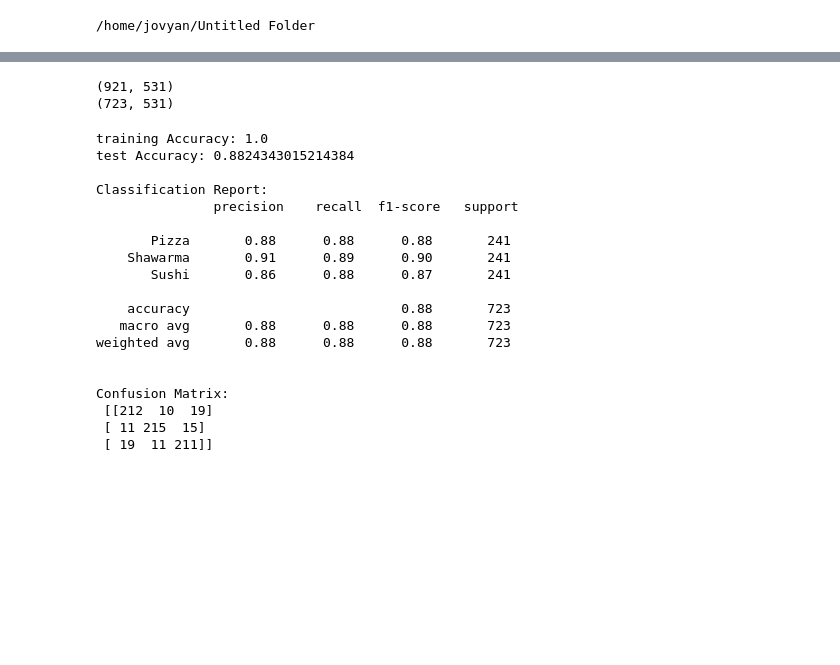
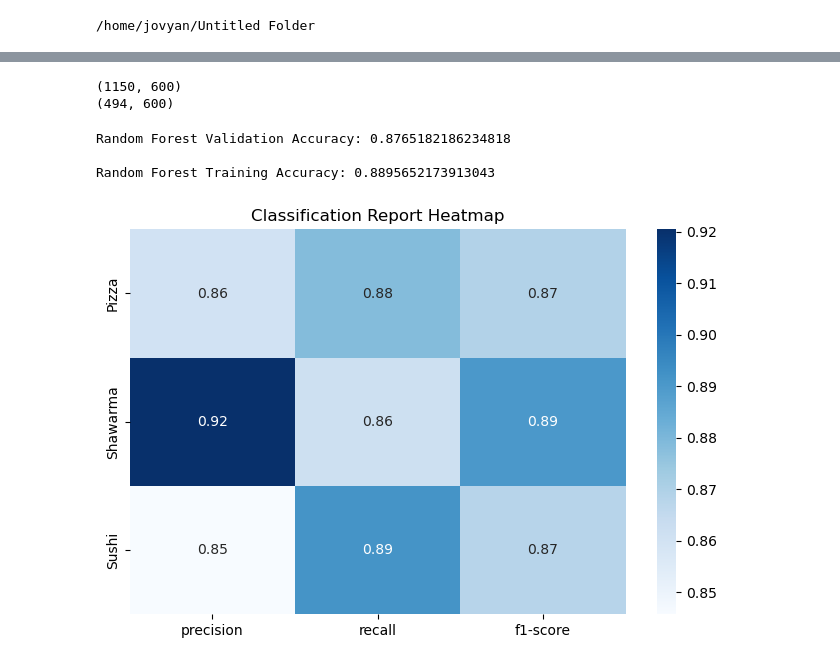
Before and after one commit to mmahekk/food-predictor, a Jupyter notebook: RandomForest/random_forest.ipynb, the cells around one changed output, grey strips where cells are left out. Saved outputs shown, nothing was run; the diff lists cells and outputs as text; code cells hidden in the pictures; blank space fills up the shorter version.

```diff
--- a/RandomForest/random_forest.ipynb
+++ b/RandomForest/random_forest.ipynb
@@ -298,41 +249,8 @@ no drink
 # Random Forest Model
 # %%
 print(X_train.shape)
-print(X_test.shape)
+print(X_valid.shape)
 # %% [output]
-(921, 531)
-(723, 531)
+(1150, 600)
+(494, 600)
-# %%
-rf_classifier = RandomForestClassifier(n_estimators=100, random_state=42)
-rf_classifier.fit(X_train, y_train)
-# Predictions
-y_pred = rf_classifier.predict(X_test)
-y_pred_train = rf_classifier.predict(X_train)
-
-# Evaluation
-print("training Accuracy:", accuracy_score(y_train, y_pred_train))
-
-print("test Accuracy:", accuracy_score(y_test, y_pred))
-print("\nClassification Report:\n", classification_report(y_test, y_pred))
-print("\nConfusion Matrix:\n", confusion_matrix(y_test, y_pred))
-# %% [output]
-training Accuracy: 1.0
-test Accuracy: 0.8824343015214384
-
-Classification Report:
-               precision    recall  f1-score   support
-
-       Pizza       0.88      0.88      0.88       241
-    Shawarma       0.91      0.89      0.90       241
-       Sushi       0.86      0.88      0.87       241
-
-    accuracy                           0.88       723
-   macro avg       0.88      0.88      0.88       723
-weighted avg       0.88      0.88      0.88       723
-
-
-Confusion Matrix:
- [[212  10  19]
- [ 11 215  15]
- [ 19  11 211]]
 # %%
@@ -362 +280,34 @@ print("\nClassification Report:\n", classification_report(y_test, y_pred_rf))
+# %%
+rf = RandomForestClassifier(random_state=42, max_depth=10,min_samples_leaf=2,min_samples_split=2, n_estimators=200)
+rf.fit(X_train, y_train)
+y_pred_rf = rf.predict(X_valid)
+y_pred_train = rf.predict(X_train)
+print("\nRandom Forest Validation Accuracy:", accuracy_score(y_valid, y_pred_rf))
+print("\nRandom Forest Training Accuracy:", accuracy_score(y_train, y_pred_train))
+# %% [output]
+Random Forest Validation Accuracy: 0.8765182186234818
+
+Random Forest Training Accuracy: 0.8895652173913043
+# %%
+
+
+# Generate classification report as a dictionary
+report_dict = classification_report(y_valid, y_pred_rf, output_dict=True)
+
+# Convert to DataFrame
+df_report = pd.DataFrame(report_dict).transpose()
+
+# Drop the last 3 rows: 'accuracy', 'macro avg', 'weighted avg'
+df_report = df_report[:-3]  # Removes the last three rows
+
+# Drop the 'support' column if present
+df_report = df_report.drop(columns=['support'], errors='ignore')
+
+# Plot the heatmap
+plt.figure(figsize=(8, 5))
+sns.heatmap(df_report, annot=True, cmap="Blues", fmt=".2f")
+plt.title("Classification Report Heatmap")
+plt.show()
+# %% [output]
+[figure, added]
 # %%
```
Also changed, not shown: parts of 9 cells of this notebook, 2 other files.
